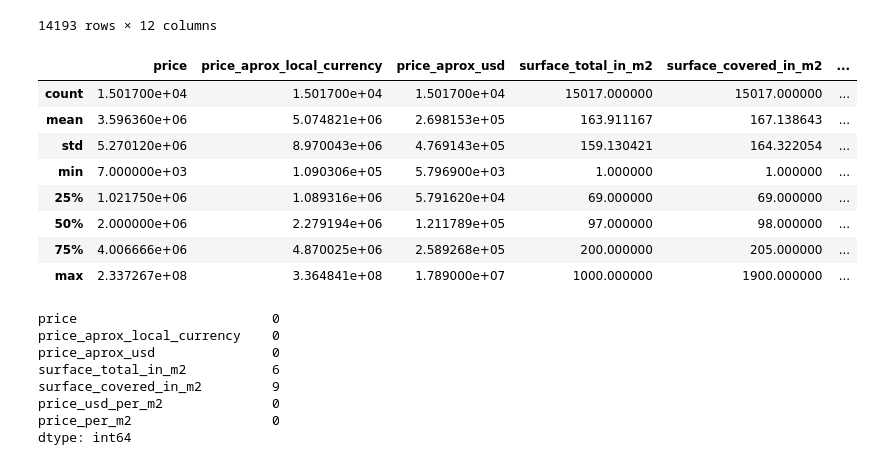
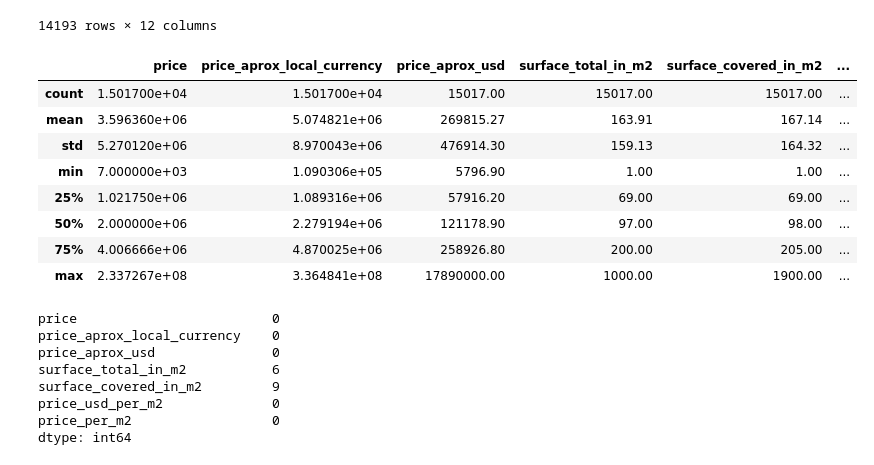
Before and after one commit to Basuoinyam/SIC_P1, a Jupyter notebook: notebooks/clean_script.ipynb, the cells around one changed output. Saved outputs shown, nothing was run; the diff lists cells and outputs as text; code cells hidden in the pictures.

```diff
--- a/notebooks/clean_script.ipynb
+++ b/notebooks/clean_script.ipynb
@@ -174,17 +174,17 @@ df[df['price_aprox_usd'] <= 1000000]
 # %%
 df[num_cols] = df[num_cols].round(1)
 # %%
-df.describe()
+df.describe().round(2)
 # %% [output]
 |  | price | price_aprox_local_currency | price_aprox_usd | surface_total_in_m2 | surface_covered_in_m2 | ... |
-| count | 1.501700e+04 | 1.501700e+04 | 1.501700e+04 | 15017.000000 | 15017.000000 | ... |
-| mean | 3.596360e+06 | 5.074821e+06 | 2.698153e+05 | 163.911167 | 167.138643 | ... |
-| std | 5.270120e+06 | 8.970043e+06 | 4.769143e+05 | 159.130421 | 164.322054 | ... |
-| min | 7.000000e+03 | 1.090306e+05 | 5.796900e+03 | 1.000000 | 1.000000 | ... |
-| 25% | 1.021750e+06 | 1.089316e+06 | 5.791620e+04 | 69.000000 | 69.000000 | ... |
-| 50% | 2.000000e+06 | 2.279194e+06 | 1.211789e+05 | 97.000000 | 98.000000 | ... |
-| 75% | 4.006666e+06 | 4.870025e+06 | 2.589268e+05 | 200.000000 | 205.000000 | ... |
-| max | 2.337267e+08 | 3.364841e+08 | 1.789000e+07 | 1000.000000 | 1900.000000 | ... |
+| count | 1.501700e+04 | 1.501700e+04 | 15017.00 | 15017.00 | 15017.00 | ... |
+| mean | 3.596360e+06 | 5.074821e+06 | 269815.27 | 163.91 | 167.14 | ... |
+| std | 5.270120e+06 | 8.970043e+06 | 476914.30 | 159.13 | 164.32 | ... |
+| min | 7.000000e+03 | 1.090306e+05 | 5796.90 | 1.00 | 1.00 | ... |
+| 25% | 1.021750e+06 | 1.089316e+06 | 57916.20 | 69.00 | 69.00 | ... |
+| 50% | 2.000000e+06 | 2.279194e+06 | 121178.90 | 97.00 | 98.00 | ... |
+| 75% | 4.006666e+06 | 4.870025e+06 | 258926.80 | 200.00 | 205.00 | ... |
+| max | 2.337267e+08 | 3.364841e+08 | 17890000.00 | 1000.00 | 1900.00 | ... |
 # %%
 (df[num_cols] < 10).sum()
 # %% [output]
```
Also changed, not shown: parts of 3 cells of this notebook.
